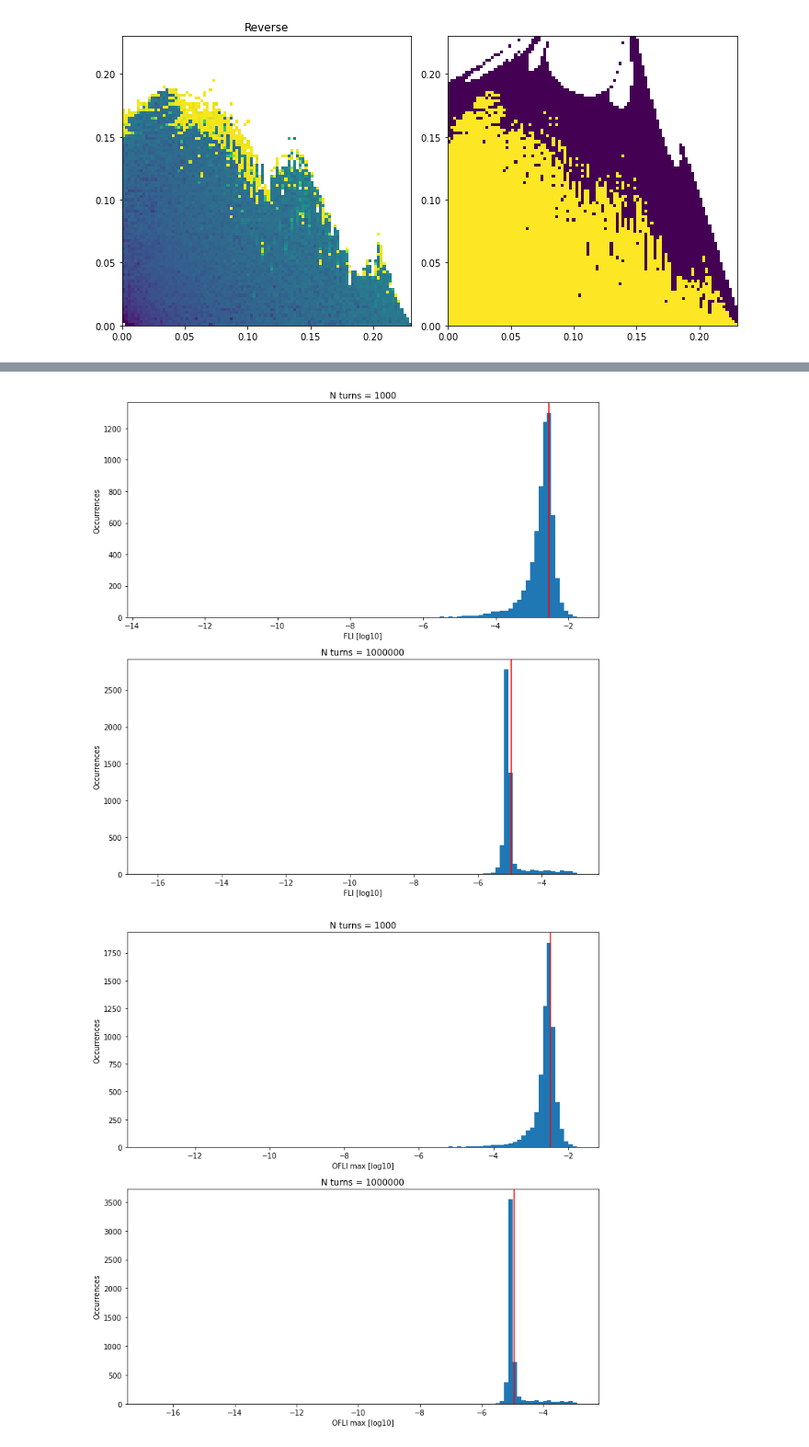
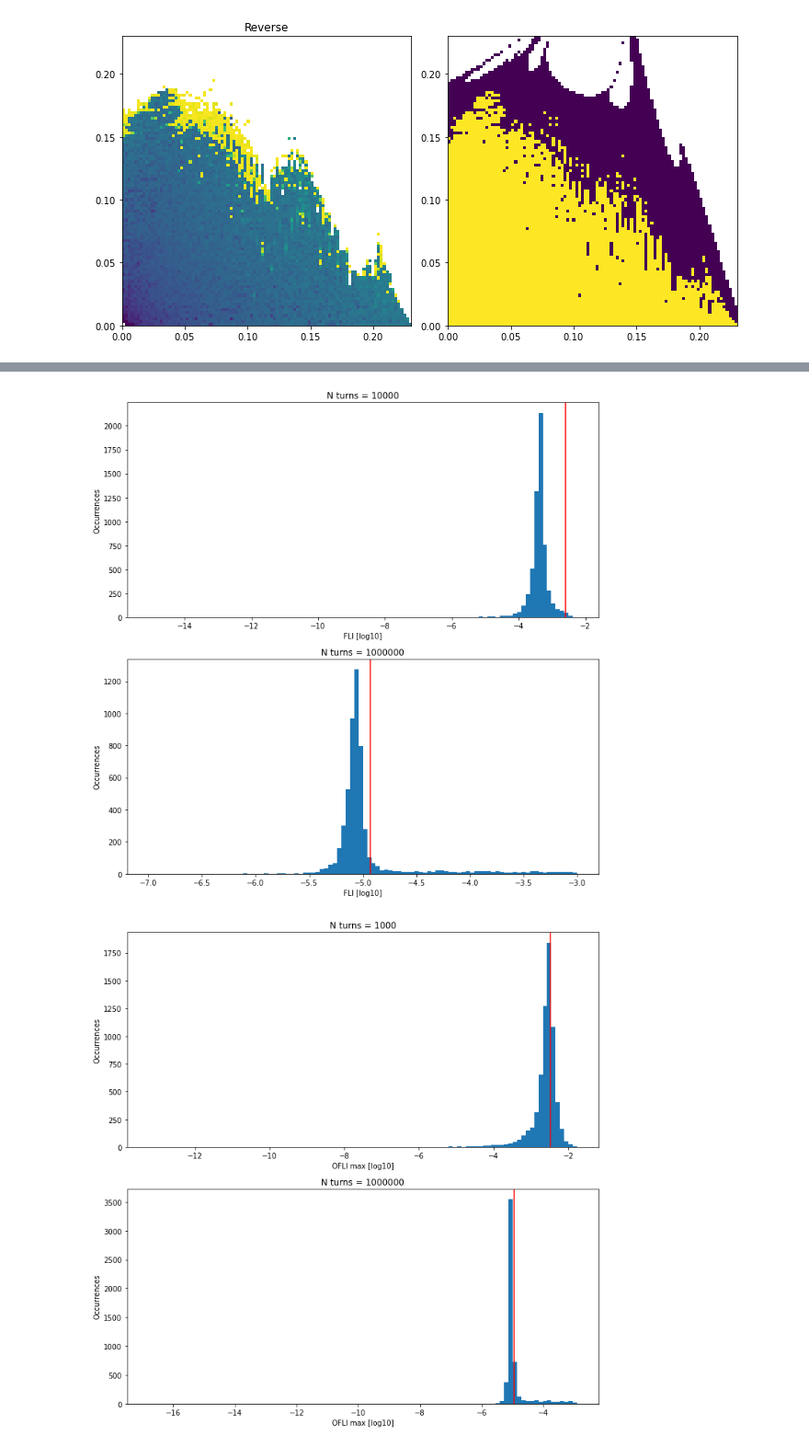
Before and after one commit to carlidel/definitive_dyn_indicators, a Jupyter notebook: notebooks/PLOTS_FOR_DISCUSSION/first.ipynb, the cells around one changed output, grey strips where cells are left out. Shown at 92% size. Drawn from its saved outputs; the diff is of its cells as text; code cells hidden in the pictures.

```diff
--- a/notebooks/PLOTS_FOR_DISCUSSION/first.ipynb
+++ b/notebooks/PLOTS_FOR_DISCUSSION/first.ipynb
@@ -373,6 +384,9 @@ ground_truth[~nan_mask] = np.nan
 
 stable_mask = np.asarray(stability >= T_GROUND_TRUTH, dtype=float)
 stable_mask[~nan_mask] = np.nan
+
+nan_mask = stability >= 100000000
+ground_truth[~nan_mask] = np.nan
 # %%
 fig, axs = plt.subplots(1, 2, figsize=(10, 5))
 
@@ -453,15 +469,14 @@ plt.tight_layout()
 # %%
-values_lyap = []
-
-for t in tqdm(times_minor):
-    values_lyap.append(dm.get_full_comparison(
+values_lyap = Parallel(n_jobs=njobs)(
+    delayed(dm.get_full_comparison)(
         np.log10(lyapunov[t]).to_numpy(),
         ground_truth == 1,
         stable_if_higher=False,
         naive_data=stability,
         naive_thresh_min=100,
         naive_thresh_max=t
-    ))
+    ) for t in times_minor
+)
 
 th_best_lyap = np.asarray([v["accuracy_best_val"] for v in values_lyap])
 th_chosen_lyap = np.asarray([v["threshold"] for v in values_lyap])
@@ -625,27 +635,27 @@ plt.tight_layout()
 # %%
 fig, axs = plt.subplots(2, 1, figsize=(10, 10))
 
 axs[0].hist(
-    np.log10(lyapunov[T_NORMALIZATION].to_numpy()), bins=100
+    np.log10(lyapunov[T_NORMALIZATION*10].to_numpy()), bins=100
 )
 axs[0].set_xlabel("FLI [log10]")
 axs[0].set_ylabel("Occurrences")
-axs[0].set_title(f"N turns = {T_NORMALIZATION}")
+axs[0].set_title(f"N turns = {T_NORMALIZATION*10}")
 
 axs[0].axvline(th_best_lyap[0], color="red", label="Threshold")
 
 axs[1].hist(
-    np.log10(lyapunov[T_DYN_INDICATORS].to_numpy()), bins=100
+    np.log10(lyapunov[T_DYN_INDICATORS].to_numpy()), bins=100, range=(-7, -3)
 )
 axs[1].set_xlabel("FLI [log10]")
 axs[1].set_ylabel("Occurrences")
 axs[1].set_title(f"N turns = {T_DYN_INDICATORS}")
 
 axs[1].axvline(th_best_lyap[-1], color="red", label="Threshold")
 
 plt.tight_layout()
 # %% [output]
-[figure, old version]
+[figure, new version]
 # %%
 fig, axs = plt.subplots(2, 1, figsize=(10, 10))
 
```
Also changed, not shown: parts of 13 cells of this notebook, 2 other files.
